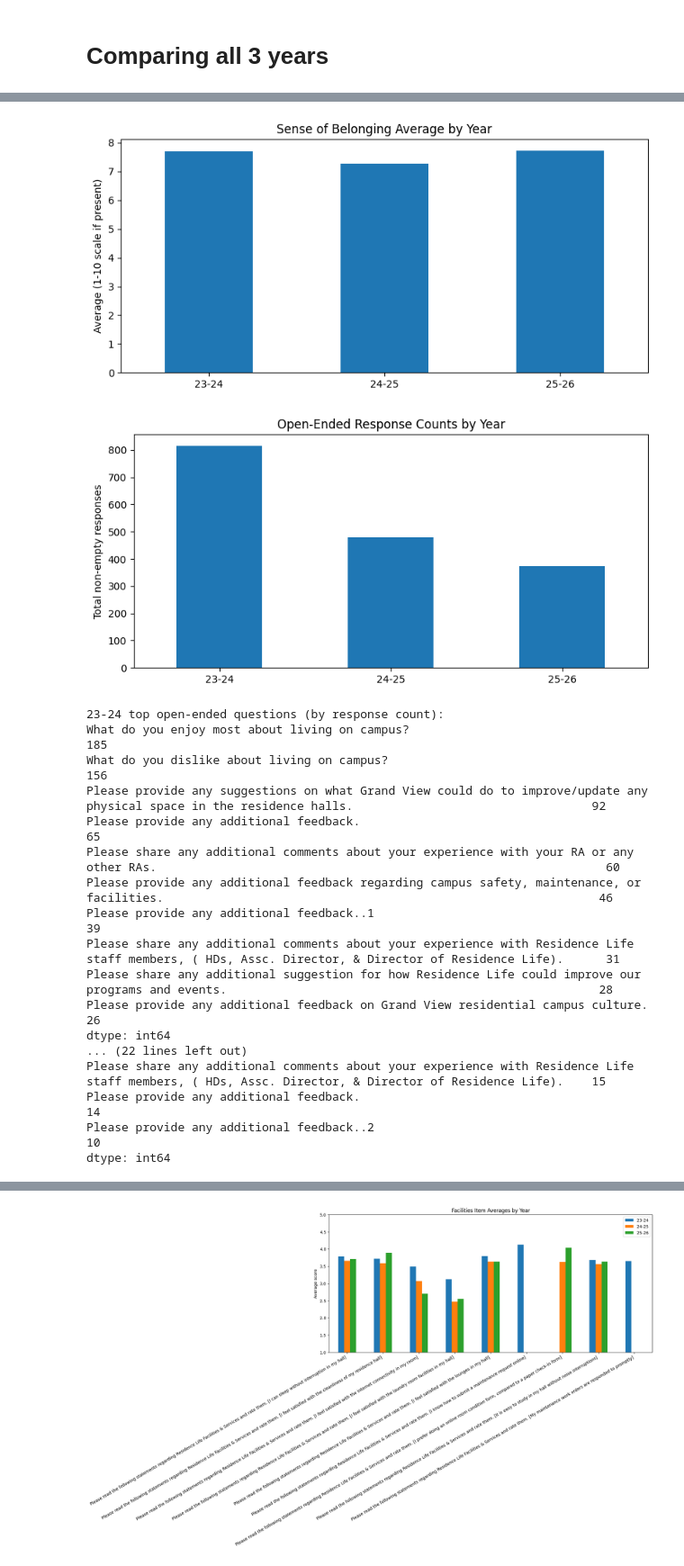
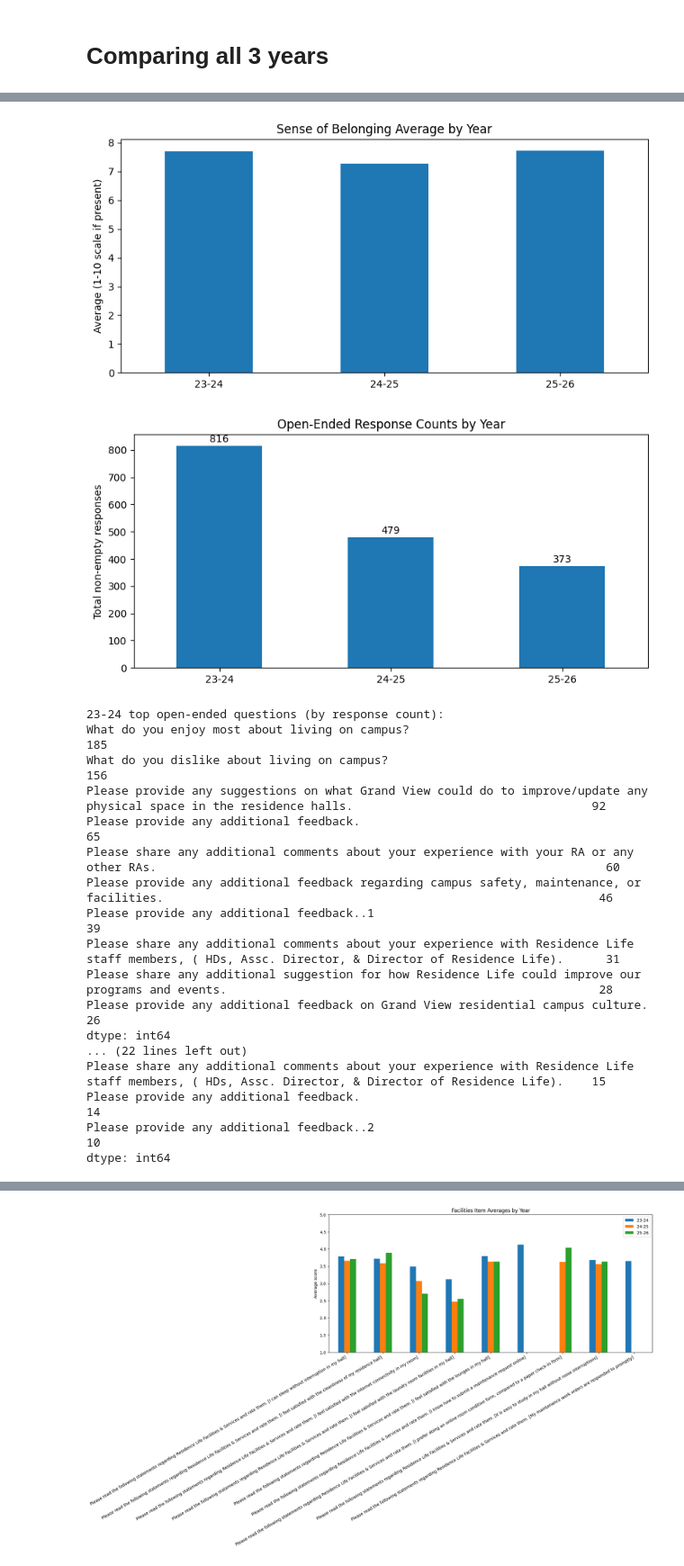
Before and after one commit to bdupey-gv/res_life_survey_analysis, a Jupyter notebook: code/preliminary_analysis.ipynb, the cells around one changed output, grey strips where cells are left out. Shown at 90% size. Saved outputs shown, nothing was run; the diff lists cells and outputs as text; code cells hidden in the pictures.

```diff
--- a/code/preliminary_analysis.ipynb
+++ b/code/preliminary_analysis.ipynb
@@ -1478,35 +1460,46 @@ def open_ended_summary(df):
     total = df[cols].notna().sum().sum()
     return pd.Series({
         "open_ended_questions": len(cols),
         "open_ended_responses": int(total),
     })
 
 open_summary = pd.DataFrame({
     label: open_ended_summary(data["df"])
     for label, data in year_data.items()
 }).T
 open_summary
 
-open_summary["open_ended_responses"].plot(kind="bar", figsize=(8, 4))
+ax = open_summary["open_ended_responses"].plot(kind="bar", figsize=(8, 4))
 plt.title("Open-Ended Response Counts by Year")
 plt.ylabel("Total non-empty responses")
 plt.xticks(rotation=0)
+
+for bar in ax.patches:
+    ax.text(
+        bar.get_x() + bar.get_width() / 2,
+        bar.get_height() + 5,
+        str(int(bar.get_height())),
+        ha="center",
+        va="bottom",
+        fontsize=10,
+    )
+
 plt.tight_layout()
 plt.show()
 
 for label, data in year_data.items():
     cols = find_open_ended_columns(data["df"])
     if len(cols) == 0:
         print(f"{label}: no open-ended columns found")
         continue
     counts = data["df"][cols].notna().sum().sort_values(ascending=False).head(10)
     print(f"\n{label} top open-ended questions (by response count):")
     print(counts)
 # %% [output]
 [figure]
 [figure]
 [figure]
-[figure, old version]
+[figure, new version]
 23-24 top open-ended questions (by response count):
 What do you enjoy most about living on campus?                                                                                                          185
 What do you dislike about living on campus?                                                                                                             156
```
Also changed, not shown: parts of 7 cells of this notebook.
